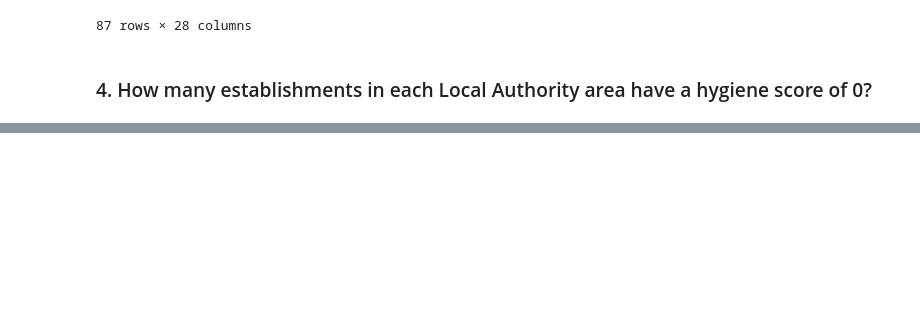
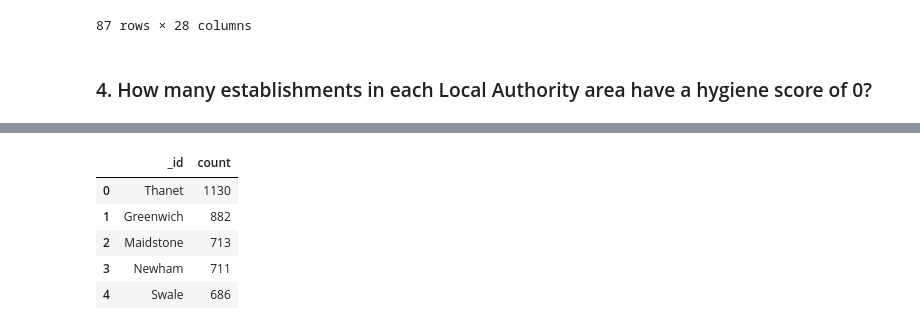
Before and after one commit to lynnlee2002/nosql-challenge, a Jupyter notebook: Starter_Code/NoSQL_analysis_starter.ipynb, the cells around one changed output, grey strips where cells are left out. Saved outputs shown, nothing was run; the diff lists cells and outputs as text; code cells hidden in the pictures; blank space fills up the shorter version.

```diff
--- a/Starter_Code/NoSQL_analysis_starter.ipynb
+++ b/Starter_Code/NoSQL_analysis_starter.ipynb
@@ -310,0 +309,11 @@ First 10 rows:
+# %%
+# Reorder the columns
+hygiene_0_df = hygiene_0_df[["_id", "count"]]
+hygiene_0_df.head(5)
+# %% [output]
+|  | _id | count |
+| 0 | Thanet | 1130 |
+| 1 | Greenwich | 882 |
+| 2 | Maidstone | 713 |
+| 3 | Newham | 711 |
+| 4 | Swale | 686 |
```
Also changed, not shown: parts of 7 cells of this notebook.
